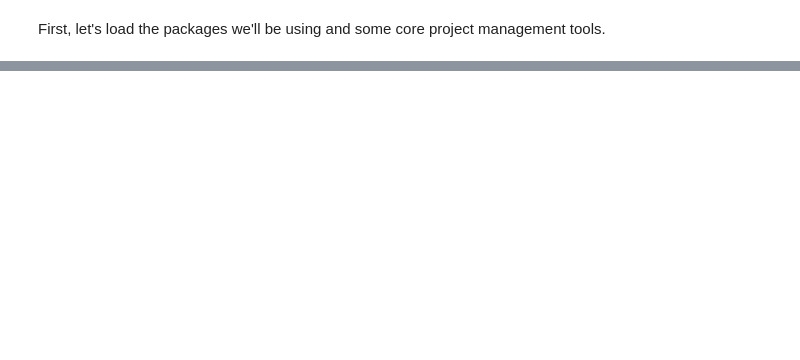
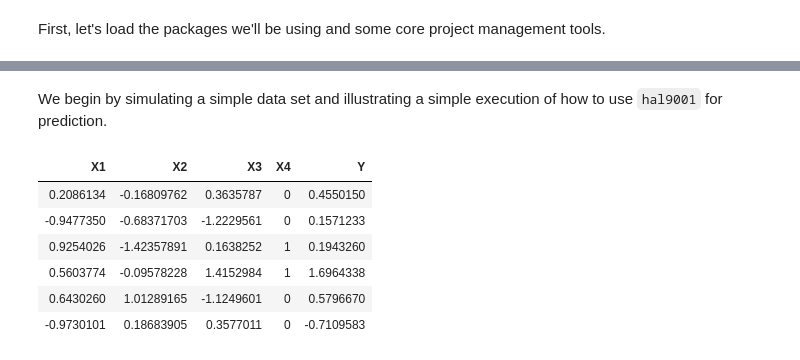
Before and after one commit to tlbbd-sp2018/lab_10, a Jupyter notebook: lab_10.ipynb, the cells around one changed output, grey strips where cells are left out. Cells and saved outputs as stored; diff of their text form; code cells hidden in the pictures; blank space fills up the shorter version.

```diff
--- a/lab_10.ipynb
+++ b/lab_10.ipynb
@@ -254,0 +74,19 @@ Tips and best practices:
+# %% [markdown]
+We begin by simulating a simple data set and illustrating a simple execution of how to use `hal9001` for prediction.
+# %%
+n = 1000
+p = 3
+x <- cbind(matrix(rnorm(n * p), n, p), rbinom(n, 1, 0.61))
+y <- sin(x[, 1]) * sin(x[, 2]) + x[, 1]^2 * (x[, 1] > x[, 2]) + x[, 3] * x[,4] +
+     rnorm(n, mean = 0, sd = 0.3)
+data <- as.data.table(cbind(x, y))
+setnames(data, c(paste0("X", seq_len(p + 1)), "Y"))
+head(data)
+# %% [output]
+| X1 | X2 | X3 | X4 | Y |
+| 0.2086134 | -0.16809762 | 0.3635787 | 0 | 0.4550150 |
+| -0.9477350 | -0.68371703 | -1.2229561 | 0 | 0.1571233 |
+| 0.9254026 | -1.42357891 | 0.1638252 | 1 | 0.1943260 |
+| 0.5603774 | -0.09578228 | 1.4152984 | 1 | 1.6964338 |
+| 0.6430260 | 1.01289165 | -1.1249601 | 0 | 0.5796670 |
+| -0.9730101 | 0.18683905 | 0.3577011 | 0 | -0.7109583 |
```
Also changed, not shown: parts of 55 cells of this notebook, 1 other file.
